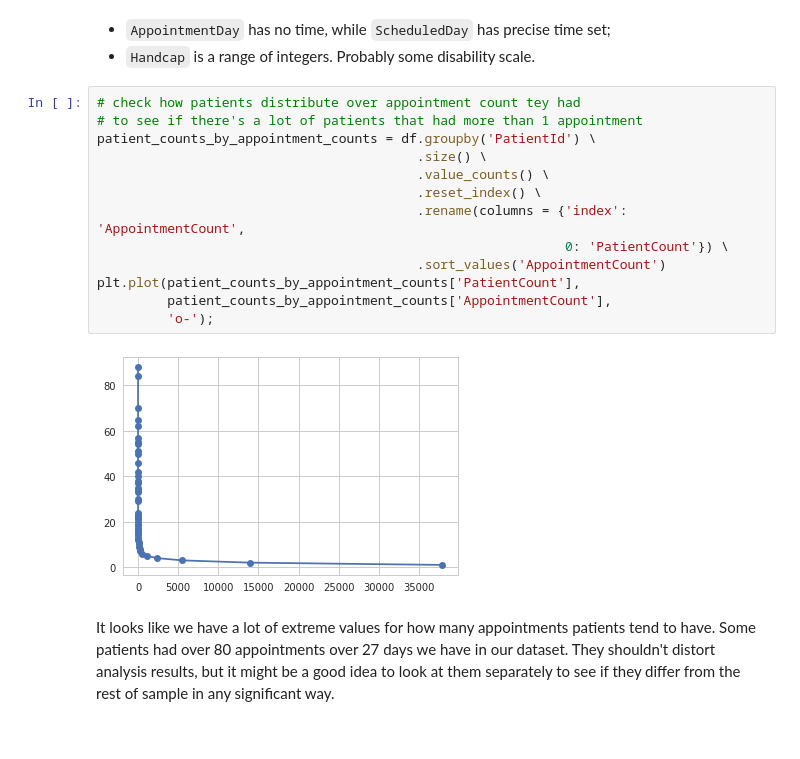
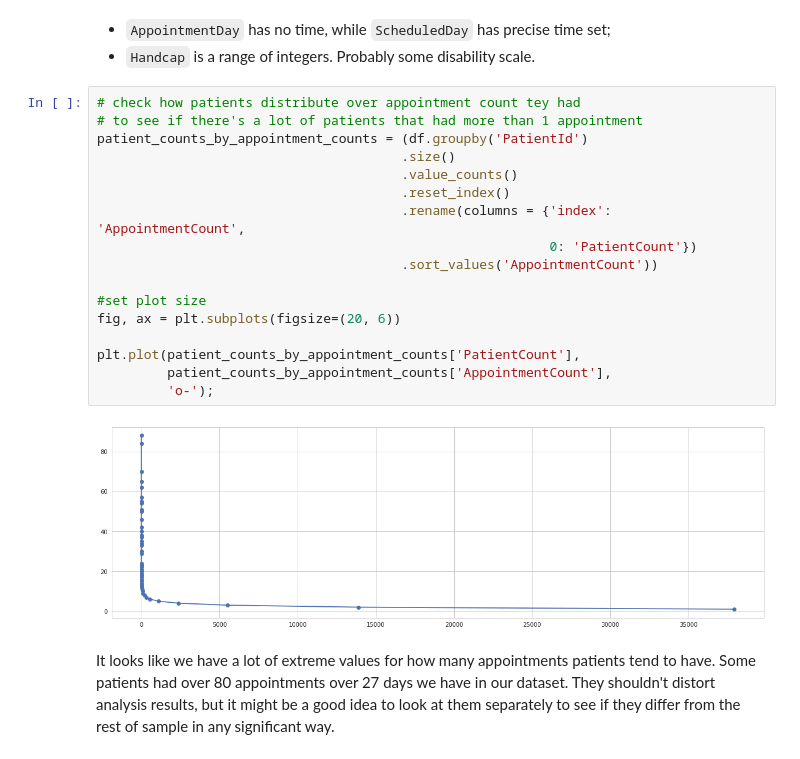
Before and after one commit to despacito123/data-analyst-nanodegree, a Jupyter notebook: 3. Investigate a Dataset/Investigate_a_Dataset.ipynb, the cells around one changed output. Cells and saved outputs as stored; diff of their text form.

```diff
--- a/3. Investigate a Dataset/Investigate_a_Dataset.ipynb
+++ b/3. Investigate a Dataset/Investigate_a_Dataset.ipynb
@@ -167,18 +163,22 @@ print(df['Handcap'].unique())
 # %%
 # check how patients distribute over appointment count tey had
 # to see if there's a lot of patients that had more than 1 appointment
-patient_counts_by_appointment_counts = df.groupby('PatientId') \
-                                         .size() \
-                                         .value_counts() \
-                                         .reset_index() \
-                                         .rename(columns = {'index': 'AppointmentCount',
-                                                            0: 'PatientCount'}) \
-                                         .sort_values('AppointmentCount')
+patient_counts_by_appointment_counts = (df.groupby('PatientId')
+                                       .size()
+                                       .value_counts()
+                                       .reset_index()
+                                       .rename(columns = {'index': 'AppointmentCount',
+                                                          0: 'PatientCount'})
+                                       .sort_values('AppointmentCount'))
+
+#set plot size
+fig, ax = plt.subplots(figsize=(20, 6))
+
 plt.plot(patient_counts_by_appointment_counts['PatientCount'],
          patient_counts_by_appointment_counts['AppointmentCount'],
          'o-');
 # %% [output]
-[figure, old version]
+[figure, new version]
 # %% [markdown]
 It looks like we have a lot of extreme values for how many appointments patients tend to have. Some patients had over 80 appointments over 27 days we have in our dataset. They shouldn't distort analysis results, but it might be a good idea to look at them separately to see if they differ from the rest of sample in any significant way.
 # %% [markdown]
```
Also changed, not shown: parts of 30 cells of this notebook.
